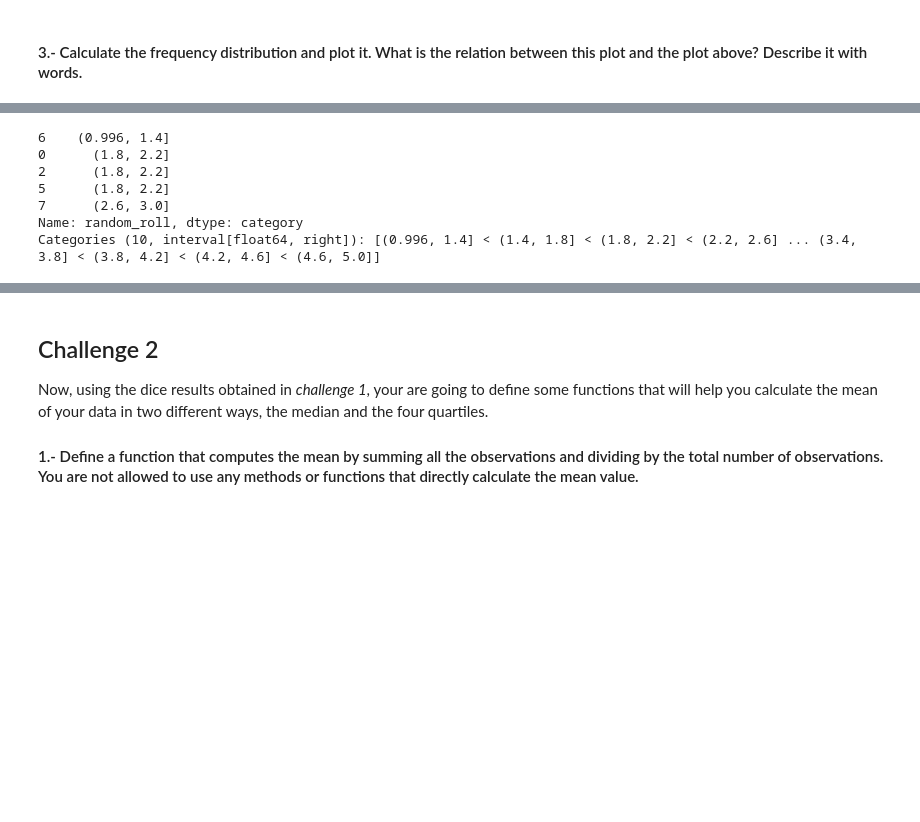
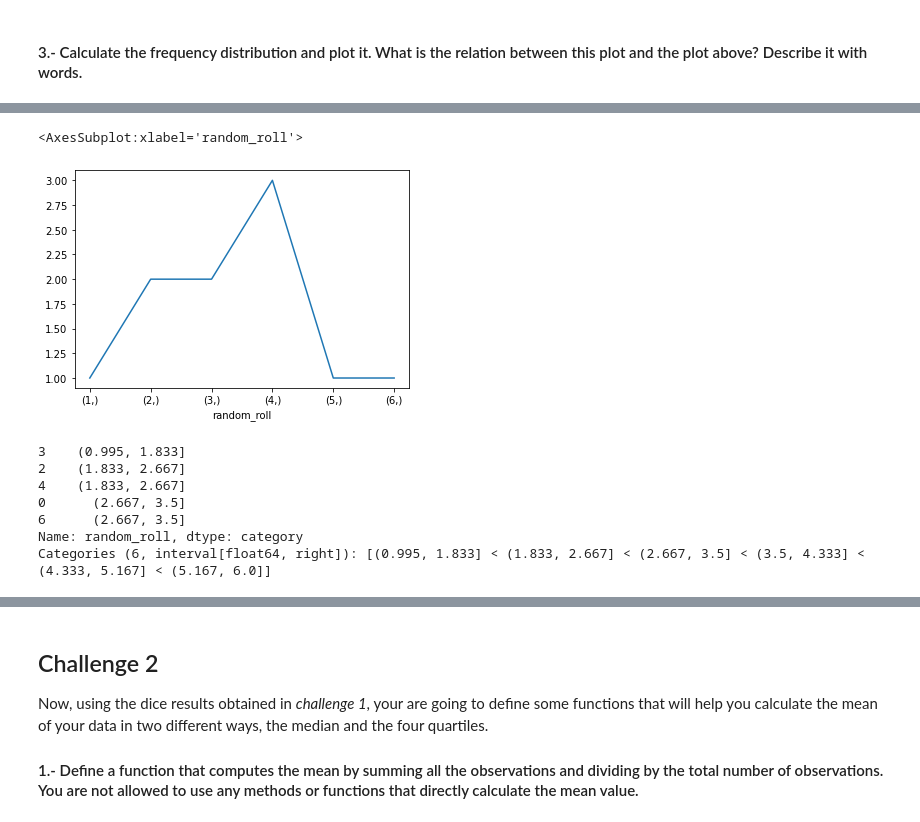
Before and after one commit to javiergispert/dataptmad0522_labs, a Jupyter notebook: module-2/understanding-descriptive-stats/your-code/main.ipynb, the cells around one changed output, grey strips where cells are left out. Cells and saved outputs as stored; diff of their text form; code cells hidden in the pictures; blank space fills up the shorter version.

```diff
--- a/module-2/understanding-descriptive-stats/your-code/main.ipynb
+++ b/module-2/understanding-descriptive-stats/your-code/main.ipynb
@@ -60,2 +73,5 @@ plt.show()
 # %% [markdown]
 #### 3.- Calculate the frequency distribution and plot it. What is the relation between this plot and the plot above? Describe it with words.
+# %%
+freq_dice = df.value_counts(sort=False)
+freq_dice
@@ -61,0 +87,5 @@ plt.show()
+# %%
+freq_dice.plot()
+# %% [output]
+<AxesSubplot:xlabel='random_roll'>
+[figure, added]
@@ -62,17 +94,17 @@ plt.show()
 # %%
 # Frequency table (equal-size bins)
 
-binnedroll = pd.cut(df['random_roll'], 10)
+binnedroll = pd.cut(df['random_roll'], 6)
 
 binnedroll.head()
 # %% [output]
-6    (0.996, 1.4]
-0      (1.8, 2.2]
-2      (1.8, 2.2]
-5      (1.8, 2.2]
-7      (2.6, 3.0]
+3    (0.995, 1.833]
+2    (1.833, 2.667]
+4    (1.833, 2.667]
+0      (2.667, 3.5]
+6      (2.667, 3.5]
 Name: random_roll, dtype: category
-Categories (10, interval[float64, right]): [(0.996, 1.4] < (1.4, 1.8] < (1.8, 2.2] < (2.2, 2.6] ... (3.4, 3.8] < (3.8, 4.2] < (4.2, 4.6] < (4.6, 5.0]]
+Categories (6, interval[float64, right]): [(0.995, 1.833] < (1.833, 2.667] < (2.667, 3.5] < (3.5, 4.333] < (4.333, 5.167] < (5.167, 6.0]]
 # %%
 binnedroll.value_counts()
 # %% [output]
```
Also changed, not shown: parts of 70 cells of this notebook.
